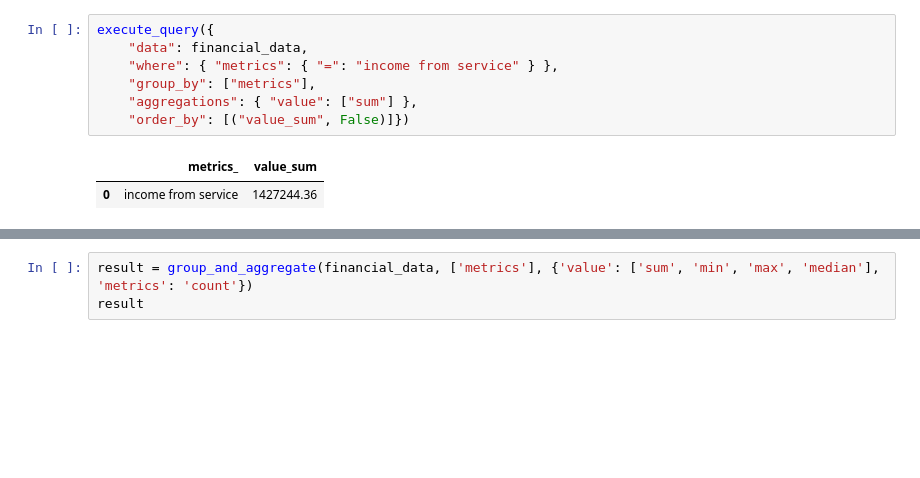
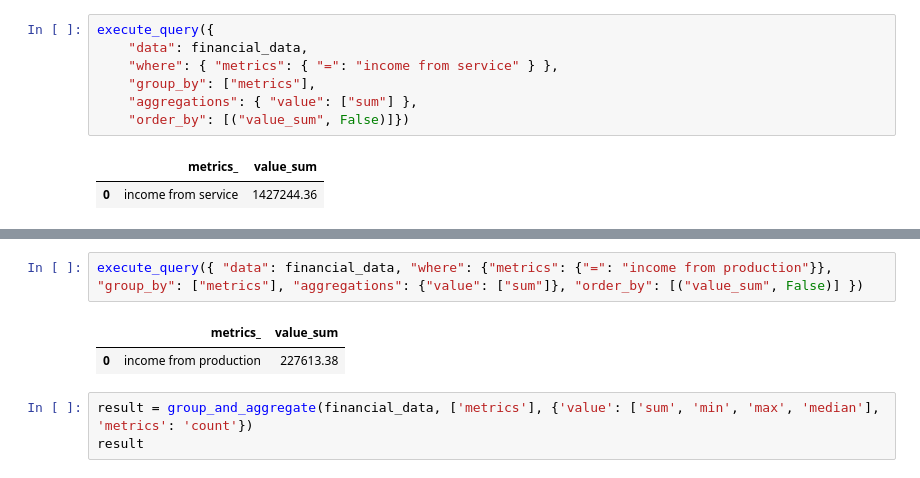
Before and after one commit to AmirejibiIlia/maiko, a Jupyter notebook: mAIa engine.ipynb, the cells around one changed output, grey strips where cells are left out. Drawn from its saved outputs; the diff is of its cells as text; blank space fills up the shorter version.

```diff
--- a/mAIa engine.ipynb
+++ b/mAIa engine.ipynb
@@ -204,3 +205,8 @@ execute_query({
+# %%
+execute_query({ "data": financial_data, "where": {"metrics": {"=": "income from production"}}, "group_by": ["metrics"], "aggregations": {"value": ["sum"]}, "order_by": [("value_sum", False)] })
+# %% [output]
+|  | metrics_ | value_sum |
+| 0 | income from production | 227613.38 |
 # %%
 result = group_and_aggregate(financial_data, ['metrics'], {'value': ['sum', 'min', 'max', 'median'], 'metrics': 'count'})
 result
```
Also changed, not shown: parts of 1 cell of this notebook, 1 other file.
